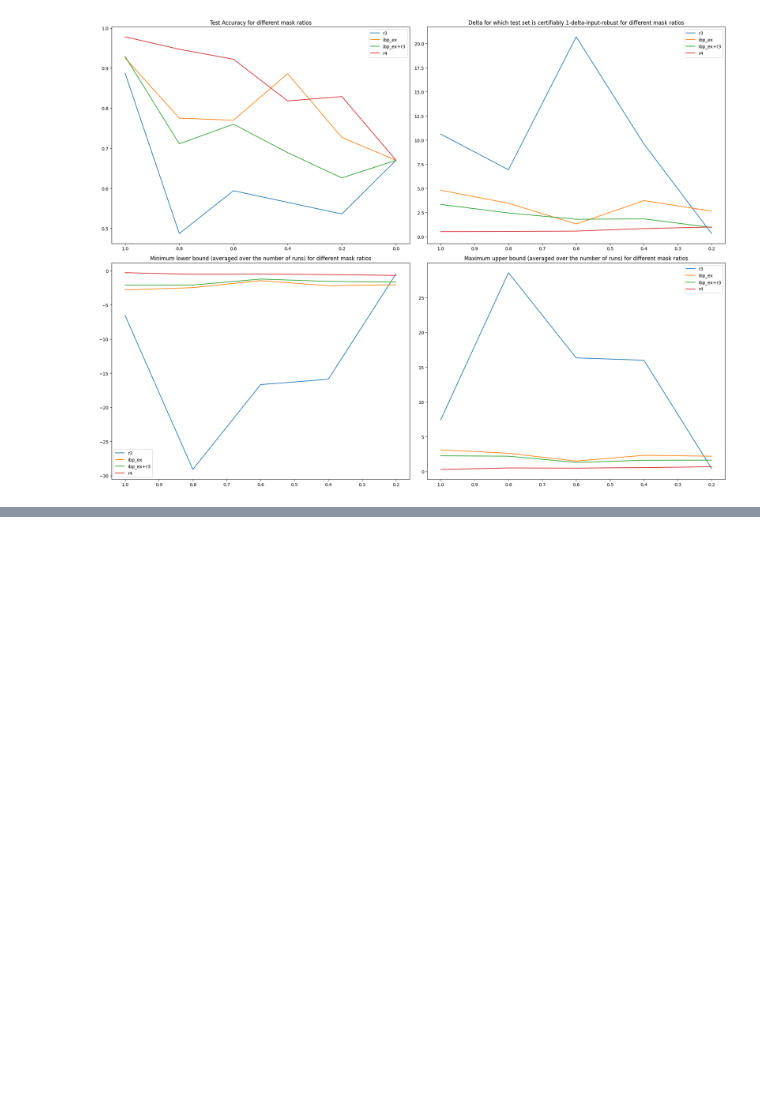
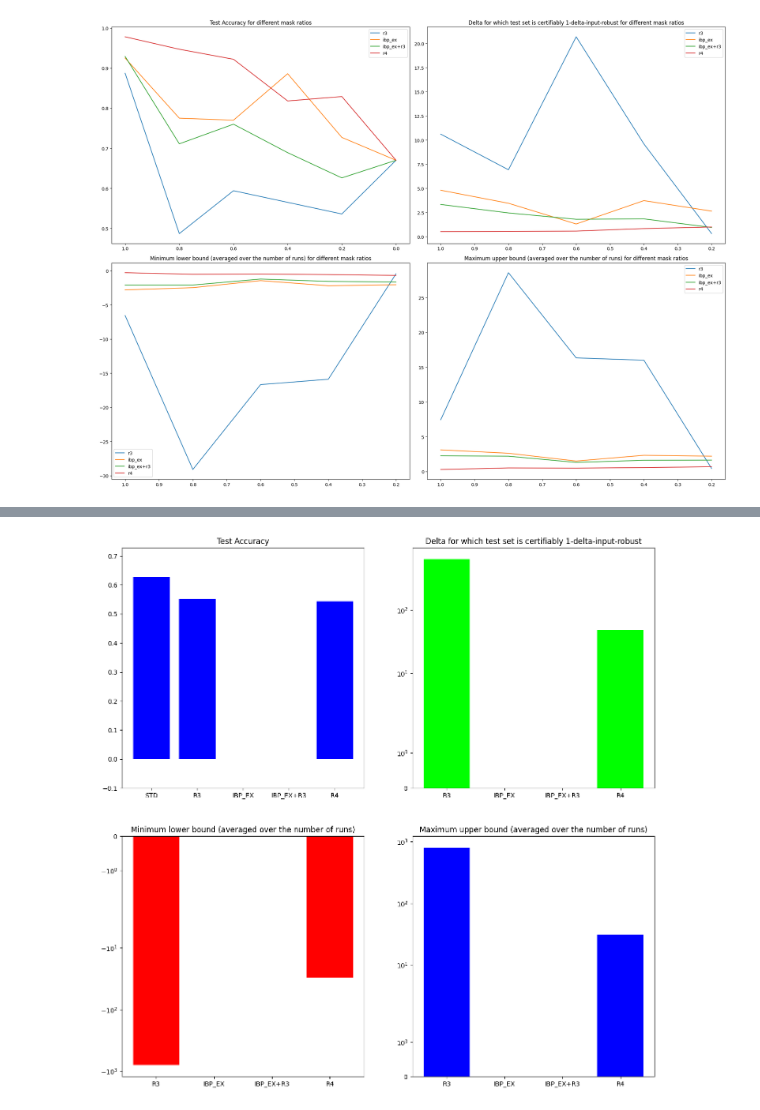
Before and after one commit to Mihneaghitu/ModelGuidanceViaRobustFeatureAttribution, a Jupyter notebook: examples/R4_PLOTS.ipynb, the cells around one changed output, grey strips where cells are left out. Saved outputs shown, nothing was run; the diff lists cells and outputs as text; code cells hidden in the pictures; blank space fills up the shorter version.

```diff
--- a/examples/R4_PLOTS.ipynb
+++ b/examples/R4_PLOTS.ipynb
@@ -44,0 +48,4 @@ plots.make_sample_complexity_plots_for_dset("derma_mnist", with_data_removal=Tru
+# %%
+plots.make_performance_plots_for_dset("imagenet")
+# %% [output]
+[figure, added]
```
Also changed, not shown: parts of 7 cells of this notebook, 13 other files.
